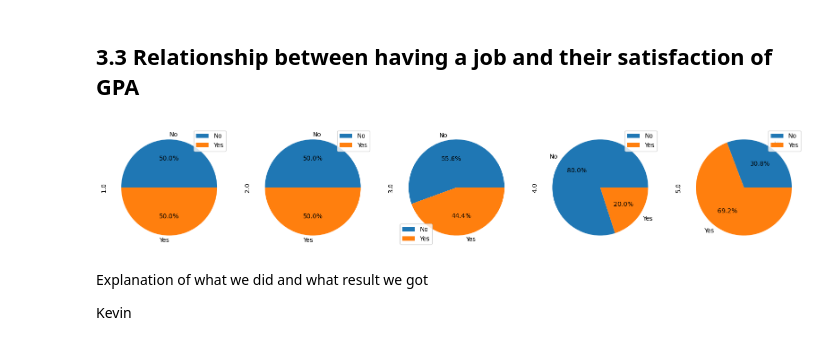
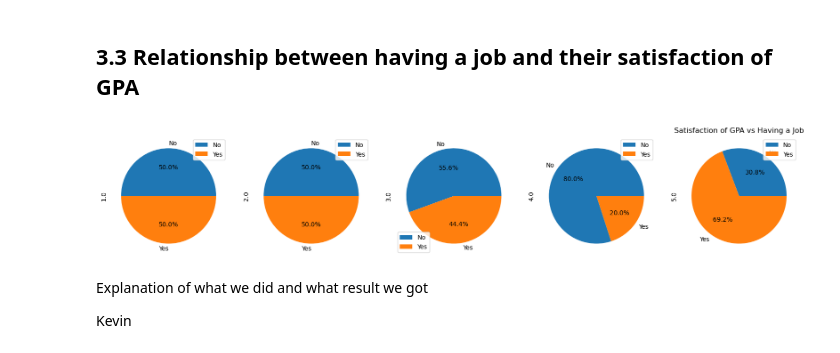
Before and after one commit to Nihal-m24/CS-105-Mini-Project, a Jupyter notebook: Mini Project.ipynb, the cells around one changed output. Cells and saved outputs as stored; diff of their text form; code cells hidden in the pictures.

```diff
--- a/Mini Project.ipynb
+++ b/Mini Project.ipynb
@@ -68,11 +89,11 @@ Kevin
 # %%
 Job_SGPA_Pie = pd.crosstab(cleaned_df['Do you currently have a job?'], cleaned_df['How satisfied are you with your current GPA?'])
 Job_SGPA_Pie.plot.pie(subplots=True, autopct='%1.1f%%', figsize=(20, 20))
 
-#plt.legend(title='Legend', bbox_to_anchor=(1, 0.5), loc='center left')
+plt.title('Satisfaction of GPA vs Having a Job')
 plt.show()
 # %% [output]
-[figure, old version]
+[figure, new version]
 # %% [markdown]
 Explanation of what we did and what result we got
 
```
Also changed, not shown: parts of 2 cells of this notebook.
